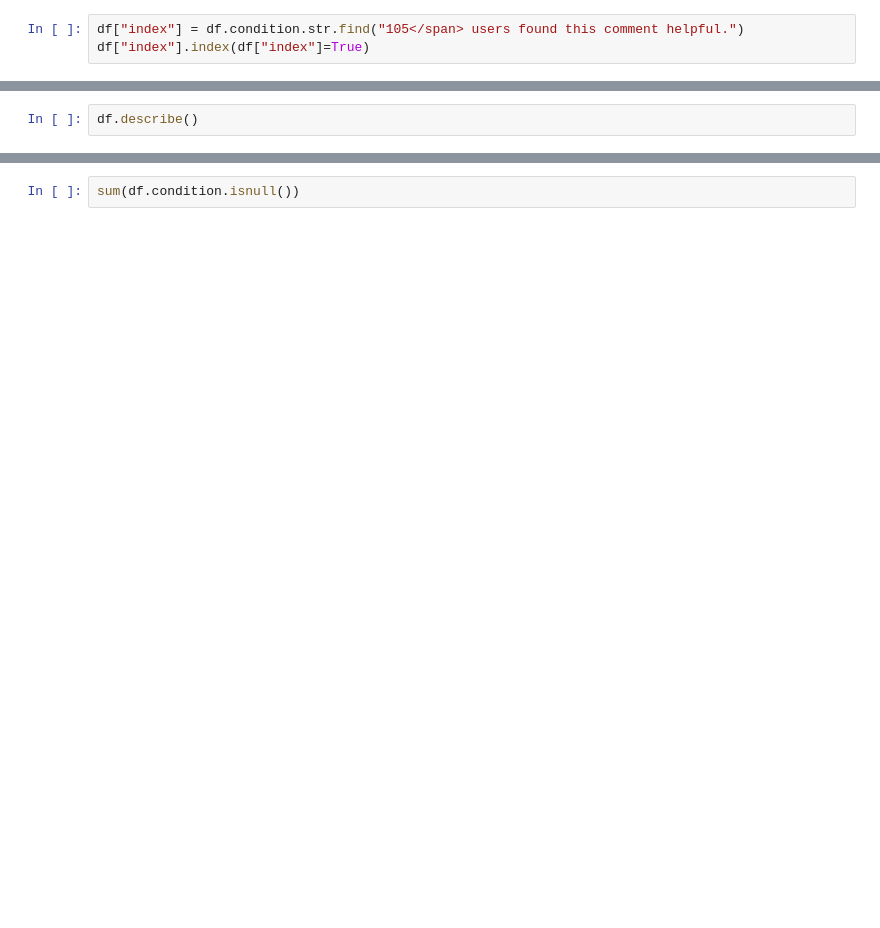
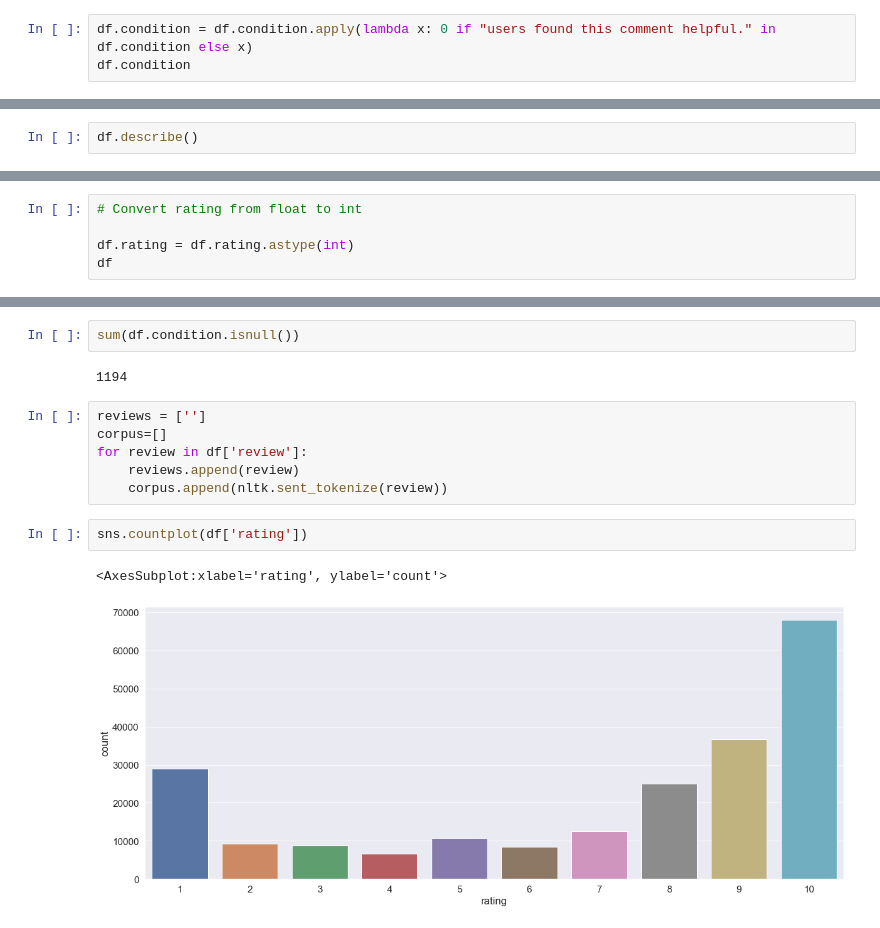
Before and after one commit to OdeliaAhdout/Drug-dataset, a Jupyter notebook: drugs_notebook.ipynb, the cells around one changed output, grey strips where cells are left out. Drawn from its saved outputs; the diff is of its cells as text; blank space fills up the shorter version.

```diff
--- a/drugs_notebook.ipynb
+++ b/drugs_notebook.ipynb
@@ -138,3 +164,3 @@ df.condition.value_counts()
 # %%
-df["index"] = df.condition.str.find("105</span> users found this comment helpful.")
-df["index"].index(df["index"]=True)
+df.condition = df.condition.apply(lambda x: 0 if "users found this comment helpful." in df.condition else x)
+df.condition
@@ -145,0 +201,5 @@ df
+# %%
+# Convert rating from float to int
+
+df.rating = df.rating.astype(int)
+df
@@ -150,2 +252,15 @@ df.isnull().any()
 # %%
 sum(df.condition.isnull())
+# %% [output]
+1194
+# %%
+reviews = ['']
+corpus=[]
+for review in df['review']:
+    reviews.append(review)
+    corpus.append(nltk.sent_tokenize(review))
+# %%
+sns.countplot(df['rating'])
+# %% [output]
+<AxesSubplot:xlabel='rating', ylabel='count'>
+[figure, added]
```
Also changed, not shown: parts of 14 cells of this notebook, 2 other files.
